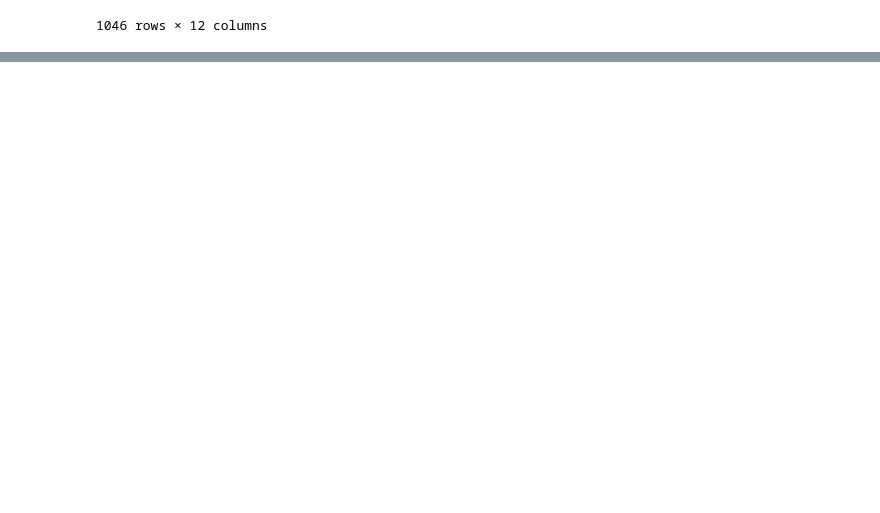
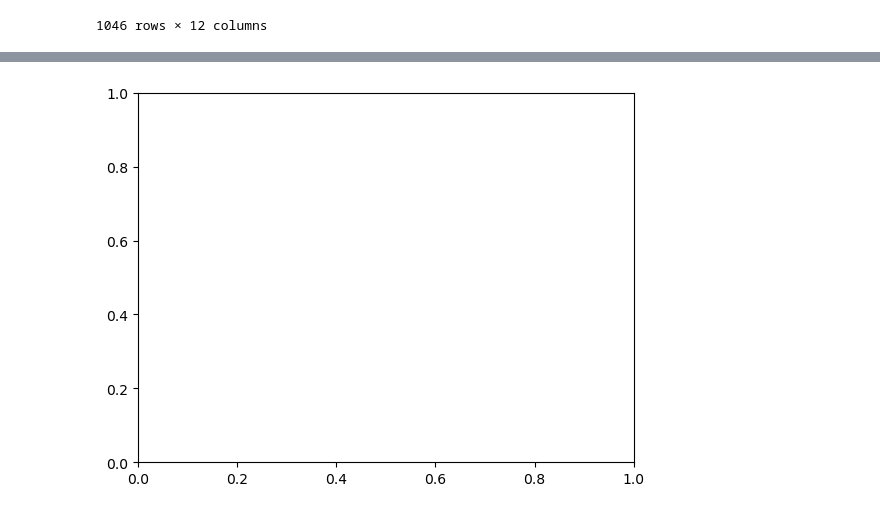
Before and after one commit to p-park6/eds220-week4, a Jupyter notebook: lesson-1-geopandas.ipynb, the cells around one changed output, grey strips where cells are left out. Saved outputs shown, nothing was run; the diff lists cells and outputs as text; code cells hidden in the pictures; blank space fills up the shorter version.

```diff
--- a/lesson-1-geopandas.ipynb
+++ b/lesson-1-geopandas.ipynb
@@ -20,0 +182,8 @@ gpd.read_file('data/gbif_sus_scroga_california/gbif_sus_scroga_california.shp')
+# %%
+#create a blank figure (fig) with an empty axis (ax)
+fig, ax = plt.subplots()
+
+#display figure
+plt.show()
+# %% [output]
+[figure, added]
```
Also changed, not shown: parts of 24 cells of this notebook.
